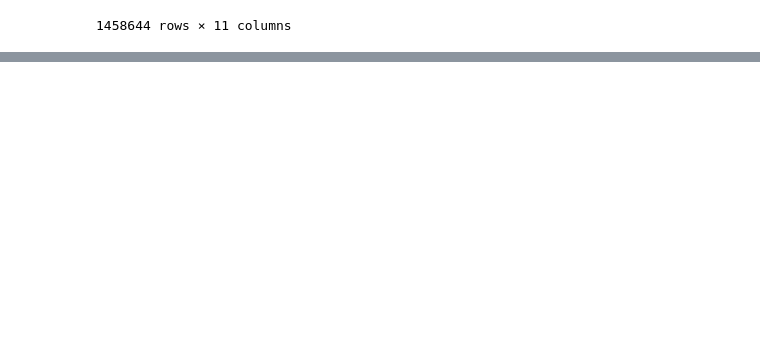
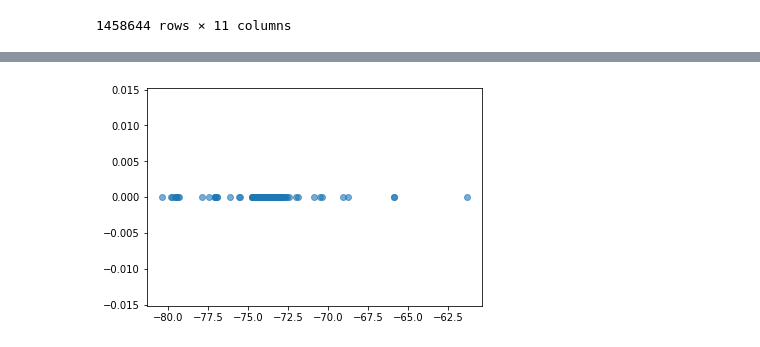
Before and after one commit to Xethagona/Taxi-Coursework, a Jupyter notebook: NYTD.ipynb, the cells around one changed output, grey strips where cells are left out. Saved outputs shown, nothing was run; the diff lists cells and outputs as text; code cells hidden in the pictures; blank space fills up the shorter version.

```diff
--- a/NYTD.ipynb
+++ b/NYTD.ipynb
@@ -45,0 +48,15 @@ plt.show()
+# %%
+x2=train['pickup_longitude'].values
+y2=np.zeros(1458644)
+plt.scatter(x2,y2,alpha=0.6)
+plt.show()
+
+index_drop = train.index[train['pickup_longitude'] < -120].tolist()
+train = train.drop(index_drop)
+
+train[train['pickup_longitude'] < -120]
+
+x2=train['pickup_longitude'].values
+y2=np.zeros(1458642)
+plt.scatter(x2,y2,alpha=0.6)
+plt.show()
@@ -46,6 +66,8 @@ plt.show()
 # %%
-x2=train['pickup_longitude'].values
-y2=train['id'].values
-plt.scatter(x2,y2,alpha=0.6)
+x3=train['dropoff_longitude']. values
+y3=np.zeros(1458642)
+plt.scatter(x3,y3,alpha=0.6)
 plt.show()
+# %% [output]
+[figure, added]
 # %%
```
Also changed, not shown: parts of 9 cells of this notebook.
